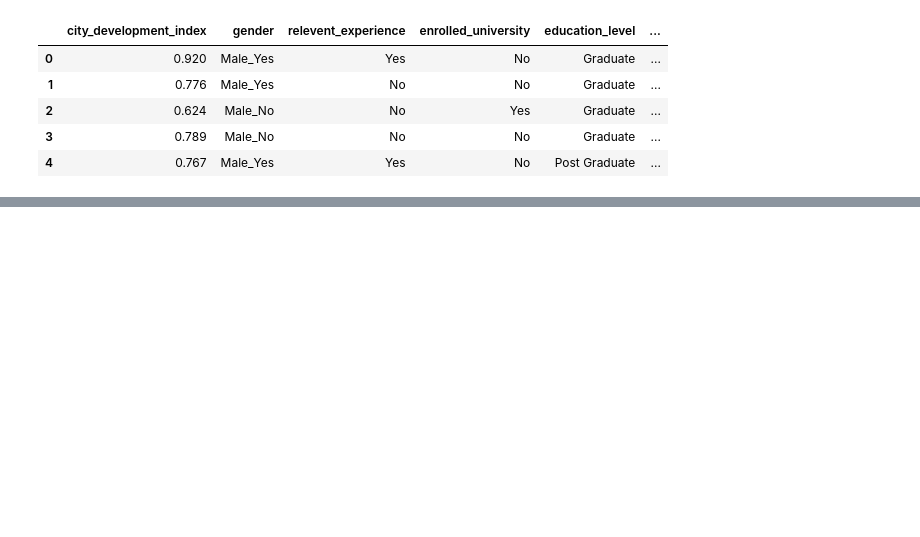
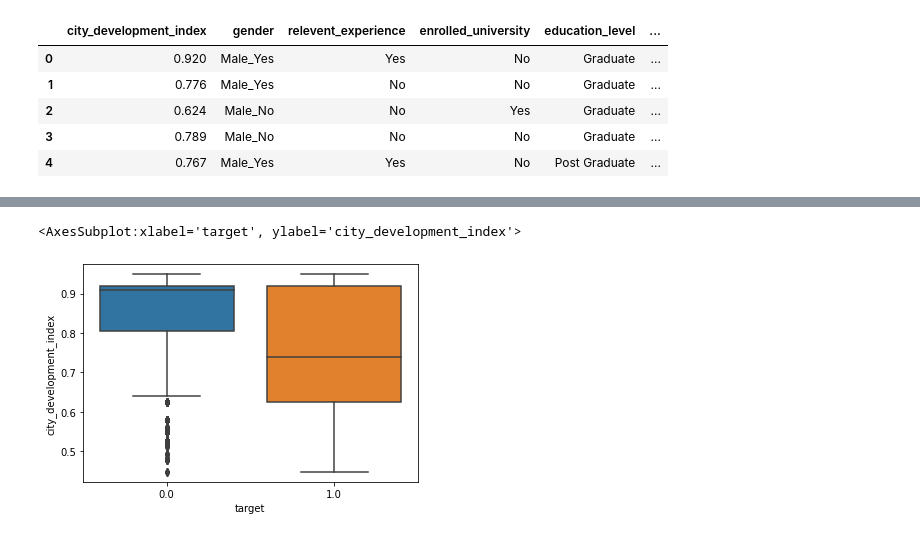
Before and after one commit to faheemrajwadkar/HR-Analytics---Job-Change-Classification-using-CART, a Jupyter notebook: HR Analytics Job Change Classification - CART.ipynb, the cells around one changed output, grey strips where cells are left out. Cells and saved outputs as stored; diff of their text form; code cells hidden in the pictures; blank space fills up the shorter version.

```diff
--- a/HR Analytics Job Change Classification - CART.ipynb
+++ b/HR Analytics Job Change Classification - CART.ipynb
@@ -297,0 +445,5 @@ Name: experience, dtype: int64
+# %%
+sns.boxplot(y = df['city_development_index'], x = df['target'])
+# %% [output]
+<AxesSubplot:xlabel='target', ylabel='city_development_index'>
+[figure, added]
```
Also changed, not shown: parts of 47 cells of this notebook.
